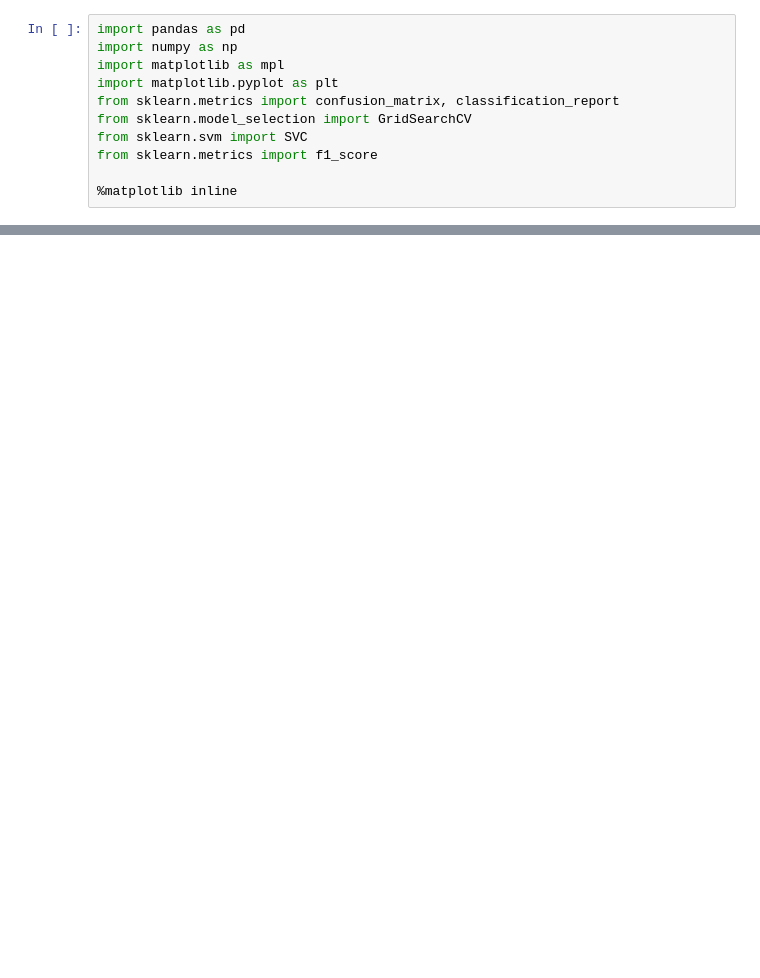
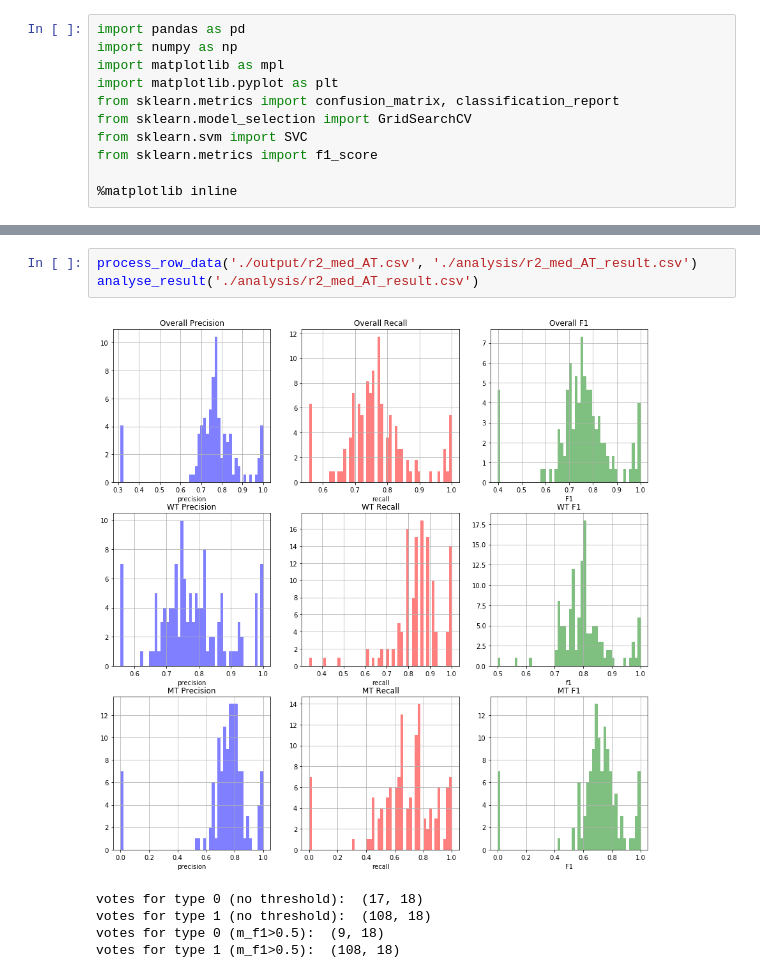
Before and after one commit to liwencong1995/SDS-Capstone-Zebrafish, a Jupyter notebook: analyse_result.ipynb, the cells around one changed output, grey strips where cells are left out. Drawn from its saved outputs; the diff is of its cells as text; blank space fills up the shorter version.

```diff
--- a/analyse_result.ipynb
+++ b/analyse_result.ipynb
@@ -55,0 +126,9 @@ results.to_csv('./analysis/AT_101_result.csv')
+# %%
+process_row_data('./output/r2_med_AT.csv', './analysis/r2_med_AT_result.csv')
+analyse_result('./analysis/r2_med_AT_result.csv')
+# %% [output]
+[figure, added]
+votes for type 0 (no threshold):  (17, 18)
+votes for type 1 (no threshold):  (108, 18)
+votes for type 0 (m_f1>0.5):  (9, 18)
+votes for type 1 (m_f1>0.5):  (108, 18)
```
Also changed, not shown: parts of 13 cells of this notebook, 9 other files.
